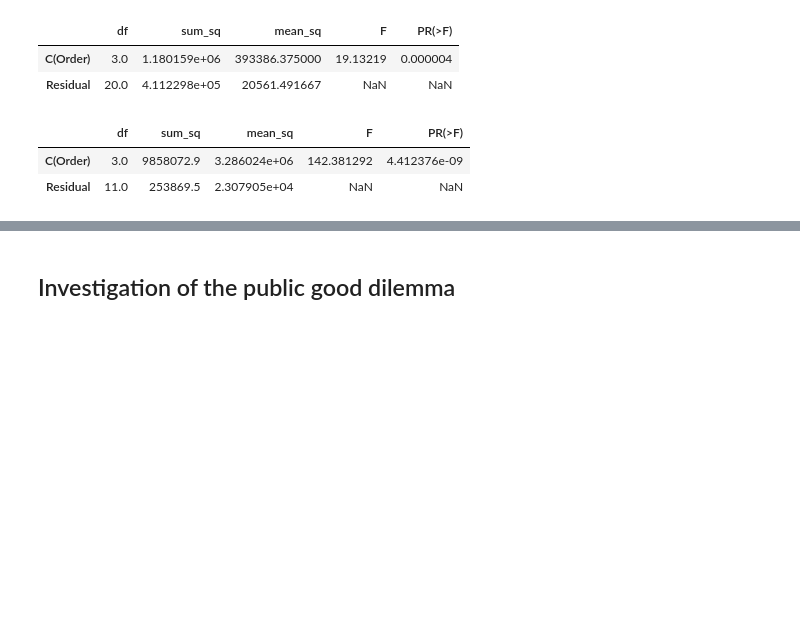
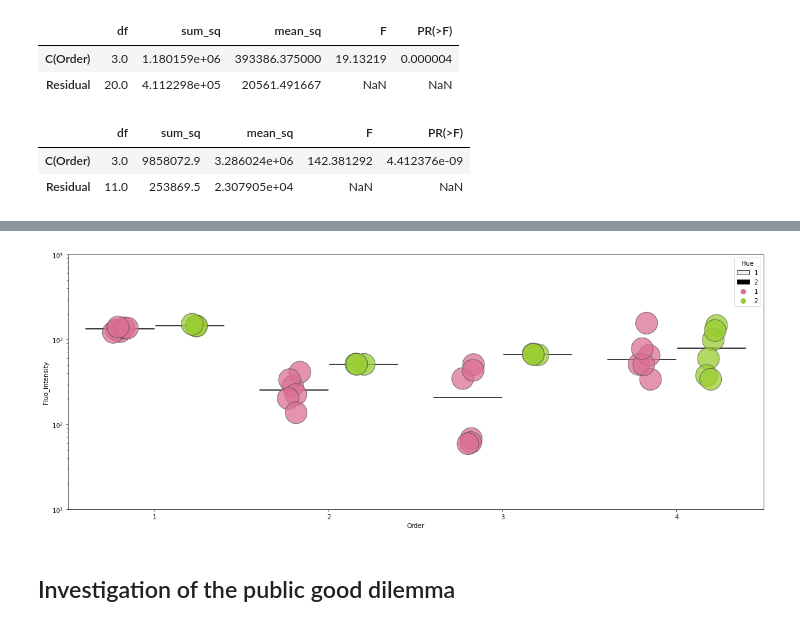
Before and after one commit to NSWlabDundee/Rosazza-et-al-2023-Extracellular-proteases-are-an-essential-public-good-supporting-B.-subtilis-growt, a Jupyter notebook: ExtracellularProteasesPublicGood.ipynb, the cells around one changed output, grey strips where cells are left out. Saved outputs shown, nothing was run; the diff lists cells and outputs as text; code cells hidden in the pictures; blank space fills up the shorter version.

```diff
--- a/ExtracellularProteasesPublicGood.ipynb
+++ b/ExtracellularProteasesPublicGood.ipynb
@@ -1294,3 +1445,65 @@ res.anova_summary
+# %%
+#IMPORT DATA
+transwell_intensity_MSgg = pd.read_csv(r"C:\Users\Thibault Rosazza\OneDrive - University of Dundee\Documents\_PhD_\Code\Jupyter_Notebooks\Data\TranswellIntensity_MSgg.csv")
+
+transwell_intensity_MSgg['GFP_median'] - blank_GFP
+transwell_intensity_MSgg['mKate2_median'] - blank_mKate
+
+#ORDERING CONDITIONS
+order_2 = []
+hue_2 = []
+fluo_intensity_2 =[]
+for index, row in transwell_intensity_MSgg.iterrows():
+    if row['Annotation'] == 'WT-mKate2/WT-GFP':
+        order_2.append(1)
+        hue_2.append(1)
+        fluo_intensity_2.append(row['mKate2_median'])
+    elif row['Annotation'] == 'WT-GFP/WT-mKate2':
+        order_2.append(1)
+        hue_2.append(2)
+        fluo_intensity_2.append(row['GFP_median'])
+    elif row['Annotation'] == 'D8-mKate2/D8-GFP':
+        order_2.append(2)
+        hue_2.append(1)
+        fluo_intensity_2.append(row['mKate2_median'])
+    elif row['Annotation'] == 'D8-GFP/D8-mKate2':
+        order_2.append(2)
+        hue_2.append(2)
+        fluo_intensity_2.append(row['GFP_median'])
+    elif row['Annotation'] == 'D8-mKate2/WT-GFP':
+        order_2.append(3)
+        hue_2.append(1)
+        fluo_intensity_2.append(row['mKate2_median'])
+    elif row['Annotation'] == 'D8-GFP/WT-mKate2':
+        order_2.append(3)
+        hue_2.append(2)
+        fluo_intensity_2.append(row['GFP_median'])
+    elif row['Annotation'] == 'WT-mKate2/D8-GFP':
+        order_2.append(4)
+        hue_2.append(1)
+        fluo_intensity_2.append(row['mKate2_median'])
+    elif row['Annotation'] == 'WT-GFP/D8-mKate2':
+        order_2.append(4)
+        hue_2.append(2)
+        fluo_intensity_2.append(row['GFP_median'])
+
+transwell_intensity_MSgg['Order'] = order_2
+transwell_intensity_MSgg['Hue'] = hue_2
+transwell_intensity_MSgg['Fluo_intensity'] = fluo_intensity_2
+
+fig, axs = plt.subplots(1,1, figsize=(20,7.5), sharey=False)
+
+sns.boxplot(x='Order', y='Fluo_intensity', hue='Hue', data=transwell_intensity_MSgg, whis=0, showbox=False, showcaps=False, showfliers=False, color='Black')
+sns.stripplot(x='Order', y='Fluo_intensity', hue='Hue', data=transwell_intensity_MSgg, dodge=True, s=35, linewidth=1, jitter=True, palette=['palevioletred','yellowgreen'], alpha=0.75)
+
+plt.yscale('log')
+plt.ylim(10,10000)
+
+plt.savefig(r"C:\Users\Thibault Rosazza\OneDrive - University of Dundee\Documents\_PhD_\Code\Jupyter_Notebooks\Figure\Transwell_MSgg.png", dpi = 300)
+plt.savefig(r"C:\Users\Thibault Rosazza\OneDrive - University of Dundee\Documents\_PhD_\Code\Jupyter_Notebooks\Figure\Transwell_MSgg.svg", dpi = 300)
+plt.show()
+# %% [output]
+[figure, added]
 # %% [markdown]
 ## Investigation of the public good dilemma
 # %%
```
Also changed, not shown: parts of 4 cells of this notebook.
